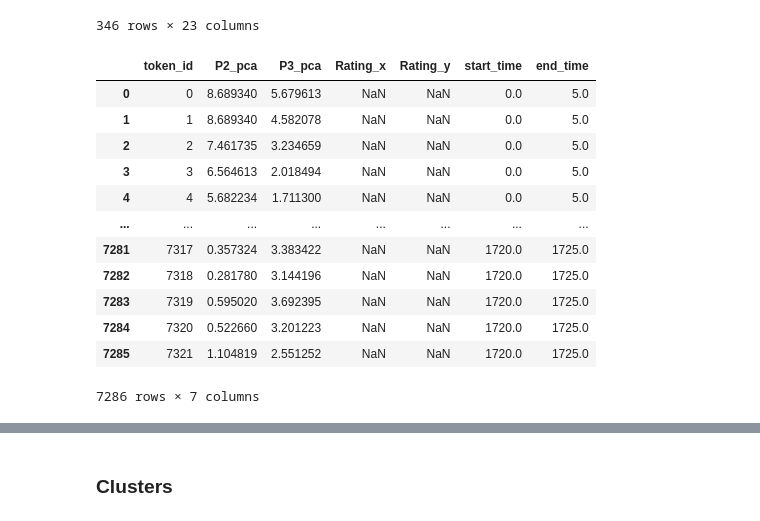
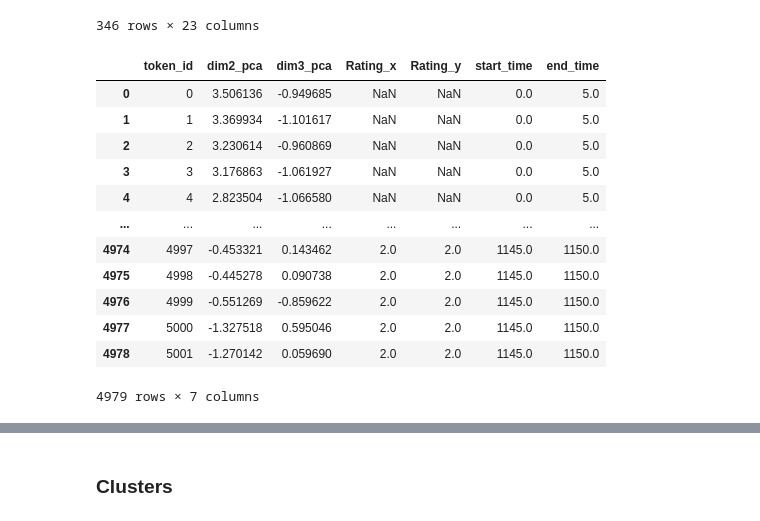
Before and after one commit to serenabono/conversational_dominance, a Jupyter notebook: notebooks/gpt2_ppl_engagement.ipynb, the cells around one changed output, grey strips where cells are left out. Cells and saved outputs as stored; diff of their text form; code cells hidden in the pictures.

```diff
--- a/notebooks/gpt2_ppl_engagement.ipynb
+++ b/notebooks/gpt2_ppl_engagement.ipynb
@@ -133,0 +120,9 @@ all_data_pca = pd.DataFrame({'P2_pca':all_data['P2_pca'], 'P3_pca':all_data['P3_
+# %%
+filtered_tokens_p1, filtered_ppl_p1, filtered_encodings_p1 = remove_match_prefix_ppl(token_list, all_data['p1'], matches, tokenizer)
+assert np.cumsum([len(token) for token in filtered_tokens_p1])[-1], len(filtered_tokens_p1)
+# %%
+filtered_tokens_p2, filtered_ppl_p2, filtered_encodings_p2 = remove_match_prefix_ppl(token_list, all_data['p2'], matches, tokenizer)
+assert np.cumsum([len(token) for token in filtered_tokens_p2])[-1], len(filtered_tokens_p2)
+# %%
+filtered_tokens_p3, filtered_ppl_p3, filtered_encodings_p3 = remove_match_prefix_ppl(token_list, all_data['p3'], matches, tokenizer)
+assert np.cumsum([len(token) for token in filtered_tokens_p3])[-1], len(filtered_tokens_p3)
@@ -134,2 +136,17 @@ all_data_pca = pd.DataFrame({'P2_pca':all_data['P2_pca'], 'P3_pca':all_data['P3_
 # %%
 from utils import rolling_kde_heatmap_with_turns, display_tokens_colored_by_kde
+# %%
+from sklearn.decomposition import PCA
+
+P1 = np.asarray(filtered_ppl_p1)
+P2 = np.asarray(filtered_ppl_p2)
+P3 = np.asarray(filtered_ppl_p3)
+
+X = np.column_stack([P1, P2, P3])
+pca = PCA(n_components=3)
+X_orthogonal = pca.fit_transform(X)
+
+dim1_pca = X_orthogonal[:,0]
+dim2_pca = X_orthogonal[:,1]
+dim3_pca = X_orthogonal[:,2]
+all_data = pd.DataFrame({"dim1_pca": dim1_pca, "dim2_pca": dim2_pca, "dim3_pca":dim3_pca})
@@ -400,23 +426,23 @@ def expand_multiple_ppl_by_token(bin_df, ppl_dict, annotation_cols=None):
     return pd.DataFrame(records)
 # %%
 cols = ['Rating_x', 'Rating_y','start_time','end_time']
-ppl_dict = {'P2_pca': all_data_pca["P2_pca"], 'P3_pca': all_data_pca["P3_pca"]}
+ppl_dict = {'dim2_pca': all_data["dim2_pca"], 'dim3_pca': all_data["dim3_pca"]}
 all_data = expand_multiple_ppl_by_token(combined_df, ppl_dict, annotation_cols=cols)
 all_data
 # %% [output]
-|  | token_id | P2_pca | P3_pca | Rating_x | Rating_y | start_time | end_time |
-| 0 | 0 | 8.689340 | 5.679613 | NaN | NaN | 0.0 | 5.0 |
-| 1 | 1 | 8.689340 | 4.582078 | NaN | NaN | 0.0 | 5.0 |
-| 2 | 2 | 7.461735 | 3.234659 | NaN | NaN | 0.0 | 5.0 |
-| 3 | 3 | 6.564613 | 2.018494 | NaN | NaN | 0.0 | 5.0 |
-| 4 | 4 | 5.682234 | 1.711300 | NaN | NaN | 0.0 | 5.0 |
+|  | token_id | dim2_pca | dim3_pca | Rating_x | Rating_y | start_time | end_time |
+| 0 | 0 | 3.506136 | -0.949685 | NaN | NaN | 0.0 | 5.0 |
+| 1 | 1 | 3.369934 | -1.101617 | NaN | NaN | 0.0 | 5.0 |
+| 2 | 2 | 3.230614 | -0.960869 | NaN | NaN | 0.0 | 5.0 |
+| 3 | 3 | 3.176863 | -1.061927 | NaN | NaN | 0.0 | 5.0 |
+| 4 | 4 | 2.823504 | -1.066580 | NaN | NaN | 0.0 | 5.0 |
 | ... | ... | ... | ... | ... | ... | ... | ... |
-| 7281 | 7317 | 0.357324 | 3.383422 | NaN | NaN | 1720.0 | 1725.0 |
-| 7282 | 7318 | 0.281780 | 3.144196 | NaN | NaN | 1720.0 | 1725.0 |
-| 7283 | 7319 | 0.595020 | 3.692395 | NaN | NaN | 1720.0 | 1725.0 |
-| 7284 | 7320 | 0.522660 | 3.201223 | NaN | NaN | 1720.0 | 1725.0 |
-| 7285 | 7321 | 1.104819 | 2.551252 | NaN | NaN | 1720.0 | 1725.0 |
+| 4974 | 4997 | -0.453321 | 0.143462 | 2.0 | 2.0 | 1145.0 | 1150.0 |
+| 4975 | 4998 | -0.445278 | 0.090738 | 2.0 | 2.0 | 1145.0 | 1150.0 |
+| 4976 | 4999 | -0.551269 | -0.859622 | 2.0 | 2.0 | 1145.0 | 1150.0 |
+| 4977 | 5000 | -1.327518 | 0.595046 | 2.0 | 2.0 | 1145.0 | 1150.0 |
+| 4978 | 5001 | -1.270142 | 0.059690 | 2.0 | 2.0 | 1145.0 | 1150.0 |
-7286 rows × 7 columns
+4979 rows × 7 columns
 # %%
 from sklearn.decomposition import PCA
 all_data.ffill(inplace=True)
```
Also changed, not shown: parts of 35 cells of this notebook, 2 other files.
